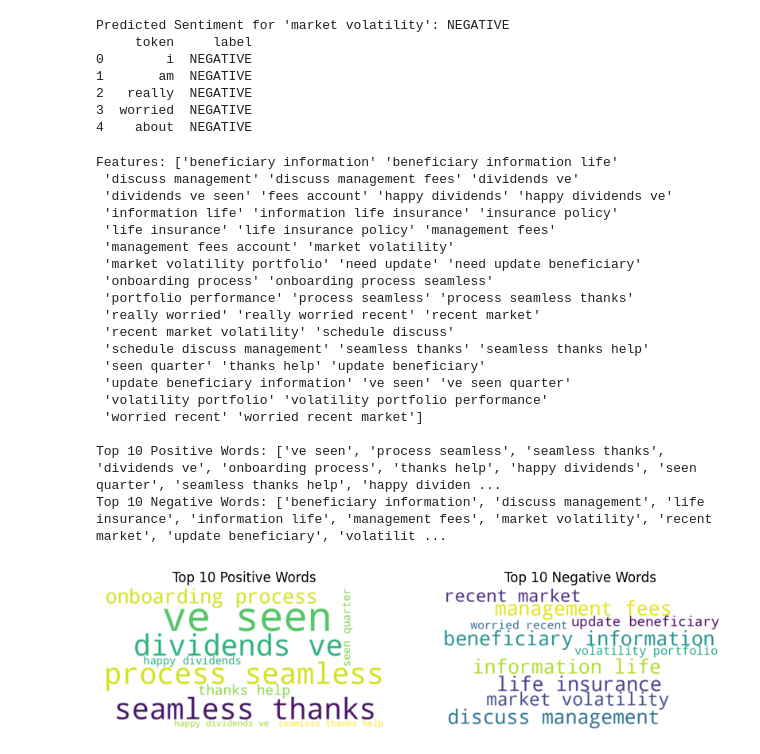
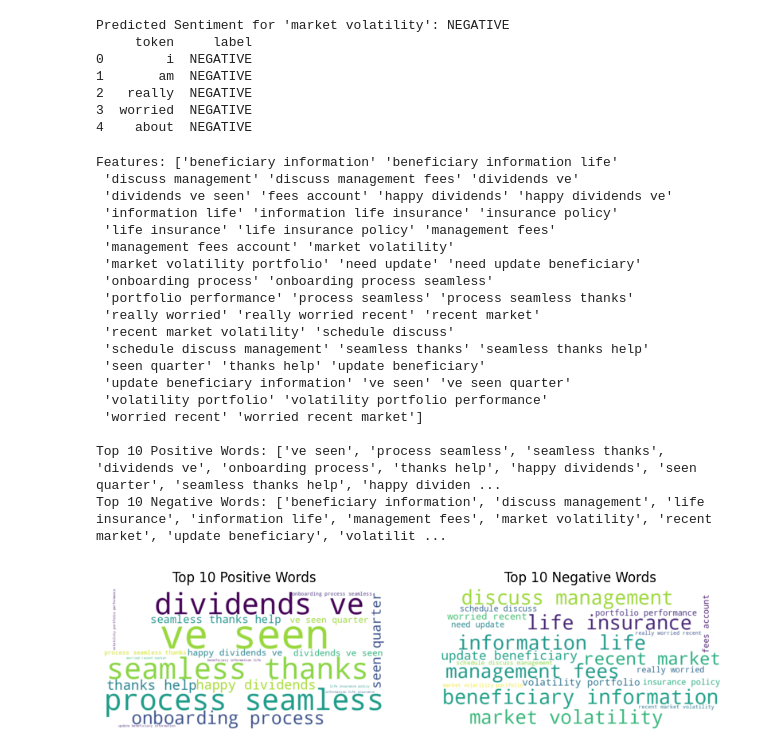
Before and after one commit to dvipin2/local_expriments, a Jupyter notebook: another_exp.ipynb, the cells around one changed output. Drawn from its saved outputs; the diff is of its cells as text; code cells hidden in the pictures.

```diff
--- a/another_exp.ipynb
+++ b/another_exp.ipynb
@@ -444,35 +444,35 @@ neg_log_prob = classifier.feature_log_prob_[0]
 pos_log_prob = classifier.feature_log_prob_[1]
 
 # calculate the ratio of positive to negative log-probabilities for each feature
 log_prob_ratio = pos_log_prob - neg_log_prob
 
 sorted_indices = log_prob_ratio.argsort()
 top_20_positive = sorted_indices[-20:][::-1]
 top_20_negative = sorted_indices[:20]
 
-print(f"\nTop 10 Positive Words: {[features[i] for i in top_10_positive]}")
-print(f"Top 10 Negative Words: {[features[i] for i in top_10_negative]}")
+print(f"\nTop 10 Positive Words: {[features[i] for i in top_20_positive]}")
+print(f"Top 10 Negative Words: {[features[i] for i in top_20_negative]}")
 
-wordcloud(top_10_negative={features[i]: abs(log_prob_ratio[i]) for i in top_10_negative},
-          top_10_positive={features[i]: abs(log_prob_ratio[i]) for i in top_10_positive})
+wordcloud(top_10_negative={features[i]: abs(log_prob_ratio[i]) for i in top_20_negative},
+          top_10_positive={features[i]: abs(log_prob_ratio[i]) for i in top_20_positive})
 # %% [output]
 Features: ['beneficiary information' 'beneficiary information life'
  'discuss management' 'discuss management fees' 'dividends ve'
  'dividends ve seen' 'fees account' 'happy dividends' 'happy dividends ve'
  'information life' 'information life insurance' 'insurance policy'
  'life insurance' 'life insurance policy' 'management fees'
  'management fees account' 'market volatility'
  'market volatility portfolio' 'need update' 'need update beneficiary'
  'onboarding process' 'onboarding process seamless'
  'portfolio performance' 'process seamless' 'process seamless thanks'
  'really worried' 'really worried recent' 'recent market'
  'recent market volatility' 'schedule discuss'
  'schedule discuss management' 'seamless thanks' 'seamless thanks help'
  'seen quarter' 'thanks help' 'update beneficiary'
  'update beneficiary information' 've seen' 've seen quarter'
  'volatility portfolio' 'volatility portfolio performance'
  'worried recent' 'worried recent market']
 
 Top 10 Positive Words: ['ve seen', 'process seamless', 'seamless thanks', 'dividends ve', 'onboarding process', 'thanks help', 'happy dividends', 'seen quarter', 'seamless thanks help', 'happy dividen ...
 Top 10 Negative Words: ['beneficiary information', 'discuss management', 'life insurance', 'information life', 'management fees', 'market volatility', 'recent market', 'update beneficiary', 'volatilit ...
-[figure, old version]
+[figure, new version]
```
